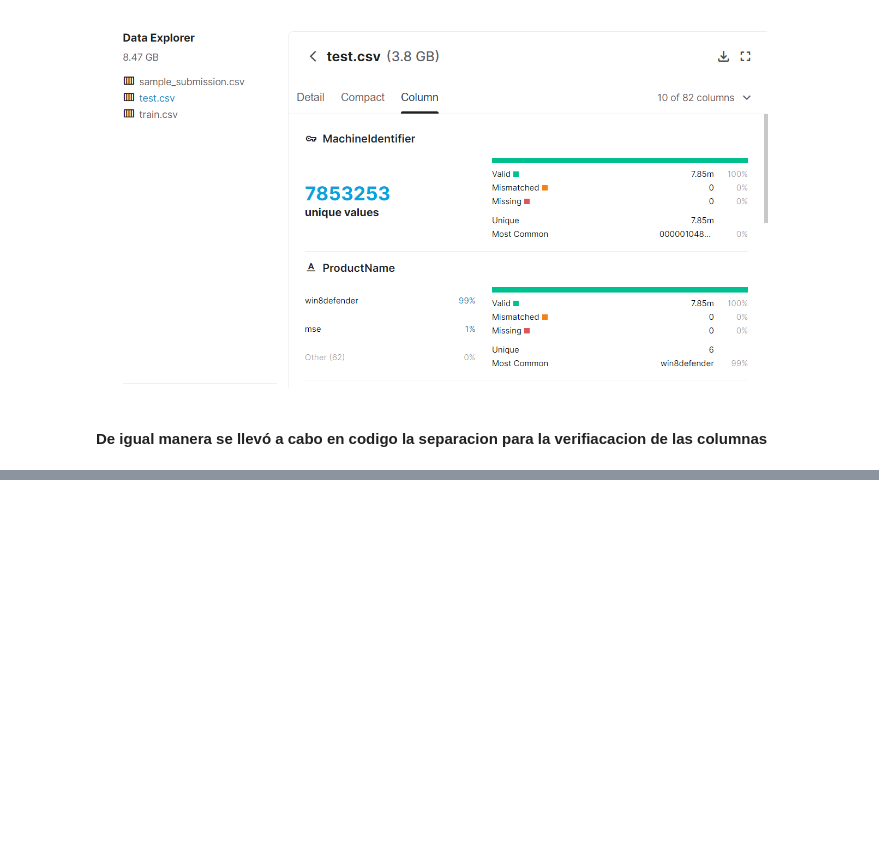
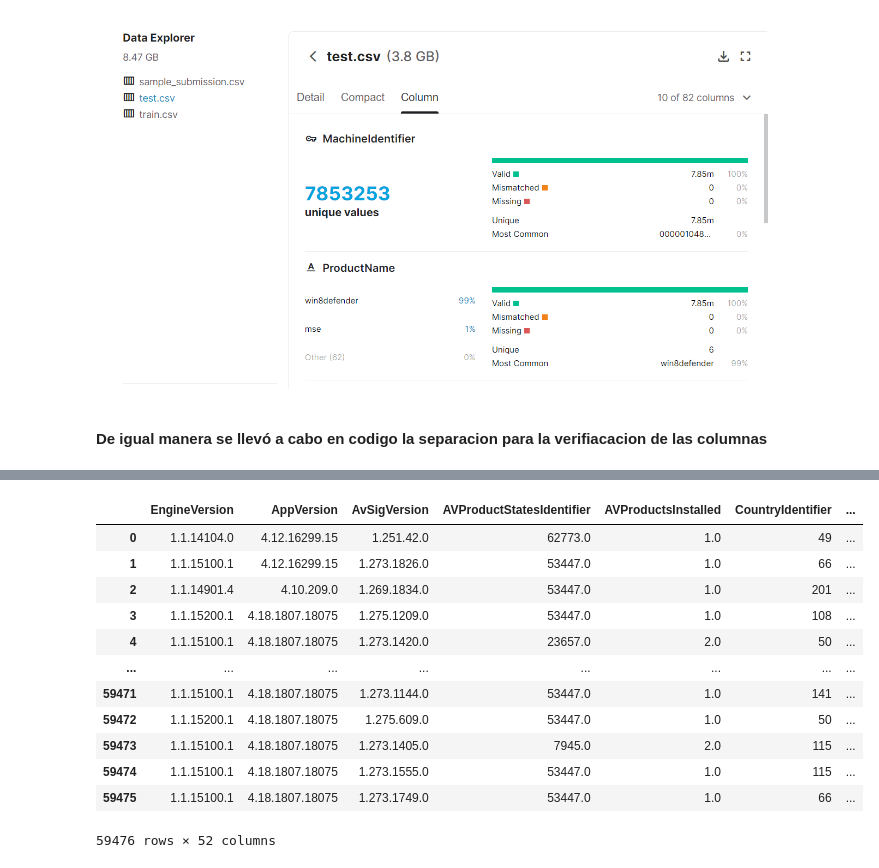
Before and after one commit to saritazavala/SDS-Proyecto2, a Jupyter notebook: Parte1.ipynb, the cells around one changed output, grey strips where cells are left out. Drawn from its saved outputs; the diff is of its cells as text; code cells hidden in the pictures; blank space fills up the shorter version.

```diff
--- a/Parte1.ipynb
+++ b/Parte1.ipynb
@@ -377,0 +414,5 @@ Image("unique.png")
+# %%
+#TRAIN
+#Aqui podemos ver la cantidad de nulls en cada columna, y de acorde a eso vamos a droppearlas
+pd.set_option('display.max_rows', 150)
+train_sample.isna().sum()
@@ -377,0 +437,5 @@ Image("unique.png")
+# %%
+#TEST
+#Aqui podemos ver la cantidad de nulls en cada columna, y de acorde a eso vamos a droppearlas
+pd.set_option('display.max_rows', 150)
+test_sample.isna().sum()
@@ -377,0 +460,8 @@ Image("unique.png")
+# %%
+# Vamos a seguir con el sample TRAIN
+train_sample = train_sample.drop(columns=['Unnamed: 0', 'MachineIdentifier', 'DefaultBrowsersIdentifier', 'ProductName','IsBeta','RtpStateBitfield',
+                           'IsSxsPassiveMode','AVProductsEnabled','HasTpm','Platform','OrganizationIdentifier','OsVer', 'IsProtected',
+                           'AutoSampleOptIn','SMode', 'Firewall','PuaMode','UacLuaenable','SmartScreen',    'Census_ProcessorClass','Census_InternalBatteryType',
+                           'Census_IsFlightingInternal','Census_ThresholdOptIn','Census_IsWIMBootEnabled','Census_DeviceFamily', 'Census_HasOpticalDiskDrive',
+                           'Census_IsFlightsDisabled','Census_IsVirtualDevice','Census_IsPenCapable','Census_IsAlwaysOnAlwaysConnectedCapable',
+                           'Census_FlightRing', 'Census_IsPortableOperatingSystem'],axis=1)
@@ -377,0 +473,16 @@ Image("unique.png")
+# %%
+train_sample
+# %% [output]
+|  | EngineVersion | AppVersion | AvSigVersion | AVProductStatesIdentifier | AVProductsInstalled | CountryIdentifier | ... |
+| 0 | 1.1.14104.0 | 4.12.16299.15 | 1.251.42.0 | 62773.0 | 1.0 | 49 | ... |
+| 1 | 1.1.15100.1 | 4.12.16299.15 | 1.273.1826.0 | 53447.0 | 1.0 | 66 | ... |
+| 2 | 1.1.14901.4 | 4.10.209.0 | 1.269.1834.0 | 53447.0 | 1.0 | 201 | ... |
+| 3 | 1.1.15200.1 | 4.18.1807.18075 | 1.275.1209.0 | 53447.0 | 1.0 | 108 | ... |
+| 4 | 1.1.15100.1 | 4.18.1807.18075 | 1.273.1420.0 | 23657.0 | 2.0 | 50 | ... |
+| ... | ... | ... | ... | ... | ... | ... | ... |
+| 59471 | 1.1.15100.1 | 4.18.1807.18075 | 1.273.1144.0 | 53447.0 | 1.0 | 141 | ... |
+| 59472 | 1.1.15200.1 | 4.18.1807.18075 | 1.275.609.0 | 53447.0 | 1.0 | 50 | ... |
+| 59473 | 1.1.15100.1 | 4.18.1807.18075 | 1.273.1405.0 | 7945.0 | 2.0 | 115 | ... |
+| 59474 | 1.1.15100.1 | 4.18.1807.18075 | 1.273.1555.0 | 53447.0 | 1.0 | 115 | ... |
+| 59475 | 1.1.15100.1 | 4.18.1807.18075 | 1.273.1749.0 | 53447.0 | 1.0 | 66 | ... |
+59476 rows × 52 columns
```
Also changed, not shown: parts of 7 cells of this notebook.
